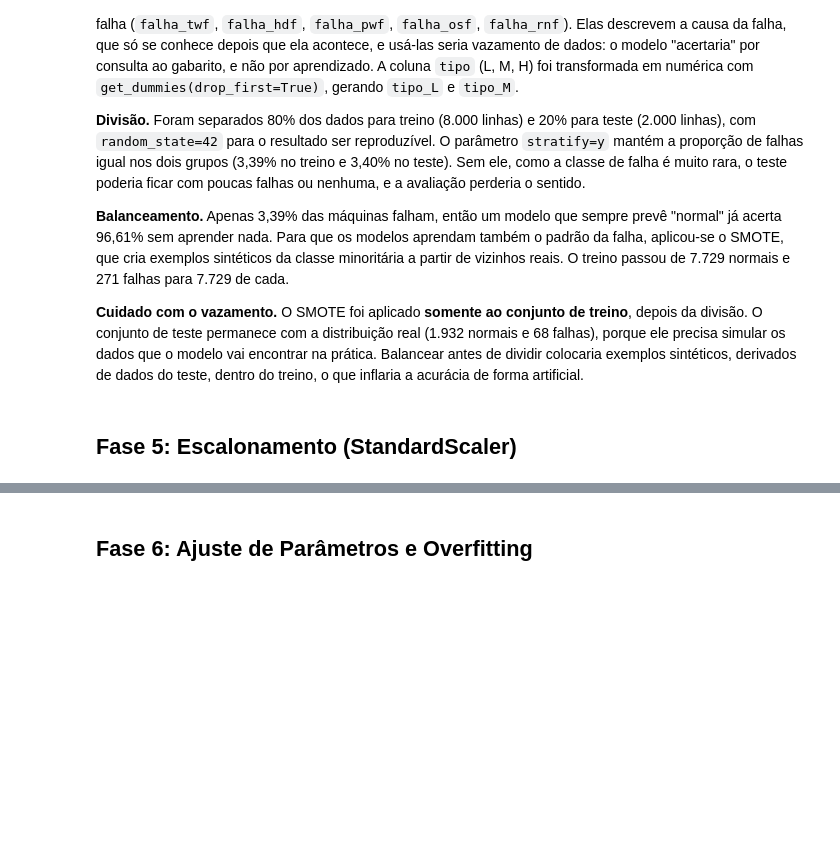
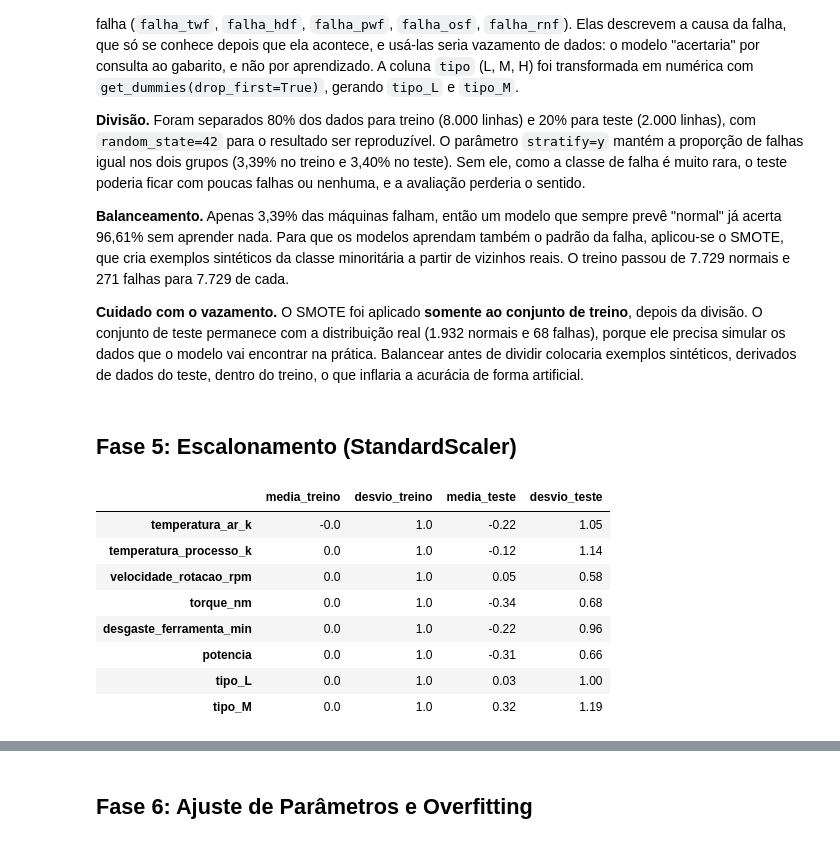
Before and after one commit to felipemendes2077/predictmaint-py, a Jupyter notebook: pipeline_manutencao_preditiva.ipynb, the cells around one changed output, grey strips where cells are left out. Saved outputs shown, nothing was run; the diff lists cells and outputs as text; code cells hidden in the pictures; blank space fills up the shorter version.

Commit message:
implementa fase 5: escalonamento com StandardScaler para o KNN

```diff
--- a/pipeline_manutencao_preditiva.ipynb
+++ b/pipeline_manutencao_preditiva.ipynb
@@ -351,3 +351,30 @@ Teste (inalterado): {0: 1932, 1: 68}
 **Cuidado com o vazamento.** O SMOTE foi aplicado **somente ao conjunto de treino**, depois da divisão. O conjunto de teste permanece com a distribuição real (1.932 normais e 68 falhas), porque ele precisa simular os dados que o modelo vai encontrar na prática. Balancear antes de dividir colocaria exemplos sintéticos, derivados de dados do teste, dentro do treino, o que inflaria a acurácia de forma artificial.
 # %% [markdown]
 ## Fase 5: Escalonamento (StandardScaler)
+# %%
+scaler = StandardScaler()
+
+X_treino_esc = pd.DataFrame(
+    scaler.fit_transform(X_treino_bal), columns=X_treino_bal.columns
+)
+X_teste_esc = pd.DataFrame(
+    scaler.transform(X_teste), columns=X_teste.columns
+)
+
+resumo = pd.DataFrame({
+    "media_treino": X_treino_esc.mean(),
+    "desvio_treino": X_treino_esc.std(ddof=0),
+    "media_teste": X_teste_esc.mean(),
+    "desvio_teste": X_teste_esc.std(ddof=0),
+}).round(2)
+resumo
+# %% [output]
+|  | media_treino | desvio_treino | media_teste | desvio_teste |
+| temperatura_ar_k | -0.0 | 1.0 | -0.22 | 1.05 |
+| temperatura_processo_k | 0.0 | 1.0 | -0.12 | 1.14 |
+| velocidade_rotacao_rpm | 0.0 | 1.0 | 0.05 | 0.58 |
+| torque_nm | 0.0 | 1.0 | -0.34 | 0.68 |
+| desgaste_ferramenta_min | 0.0 | 1.0 | -0.22 | 0.96 |
+| potencia | 0.0 | 1.0 | -0.31 | 0.66 |
+| tipo_L | 0.0 | 1.0 | 0.03 | 1.00 |
+| tipo_M | 0.0 | 1.0 | 0.32 | 1.19 |
```
Also changed, not shown: parts of 1 cell of this notebook.
